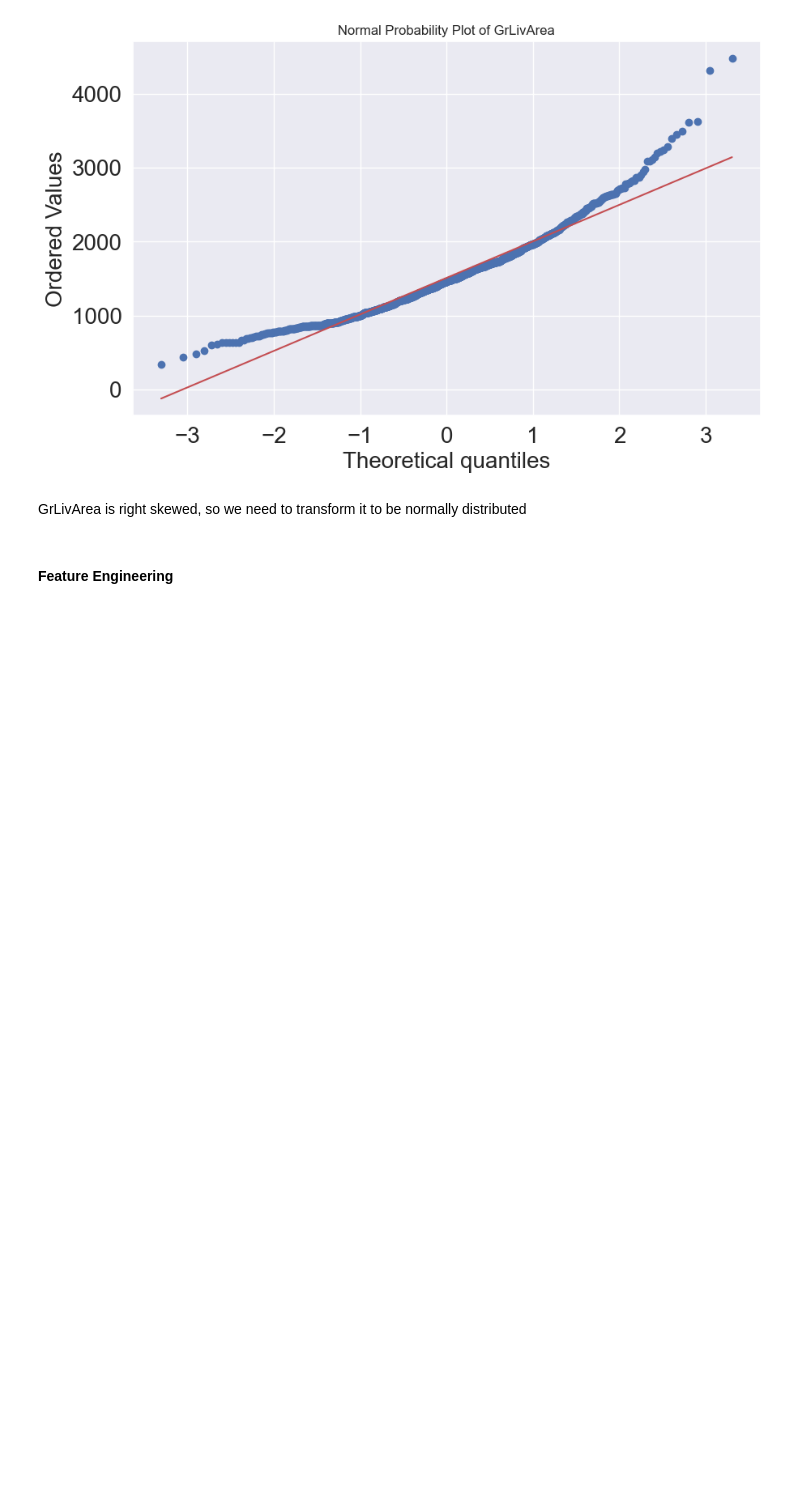
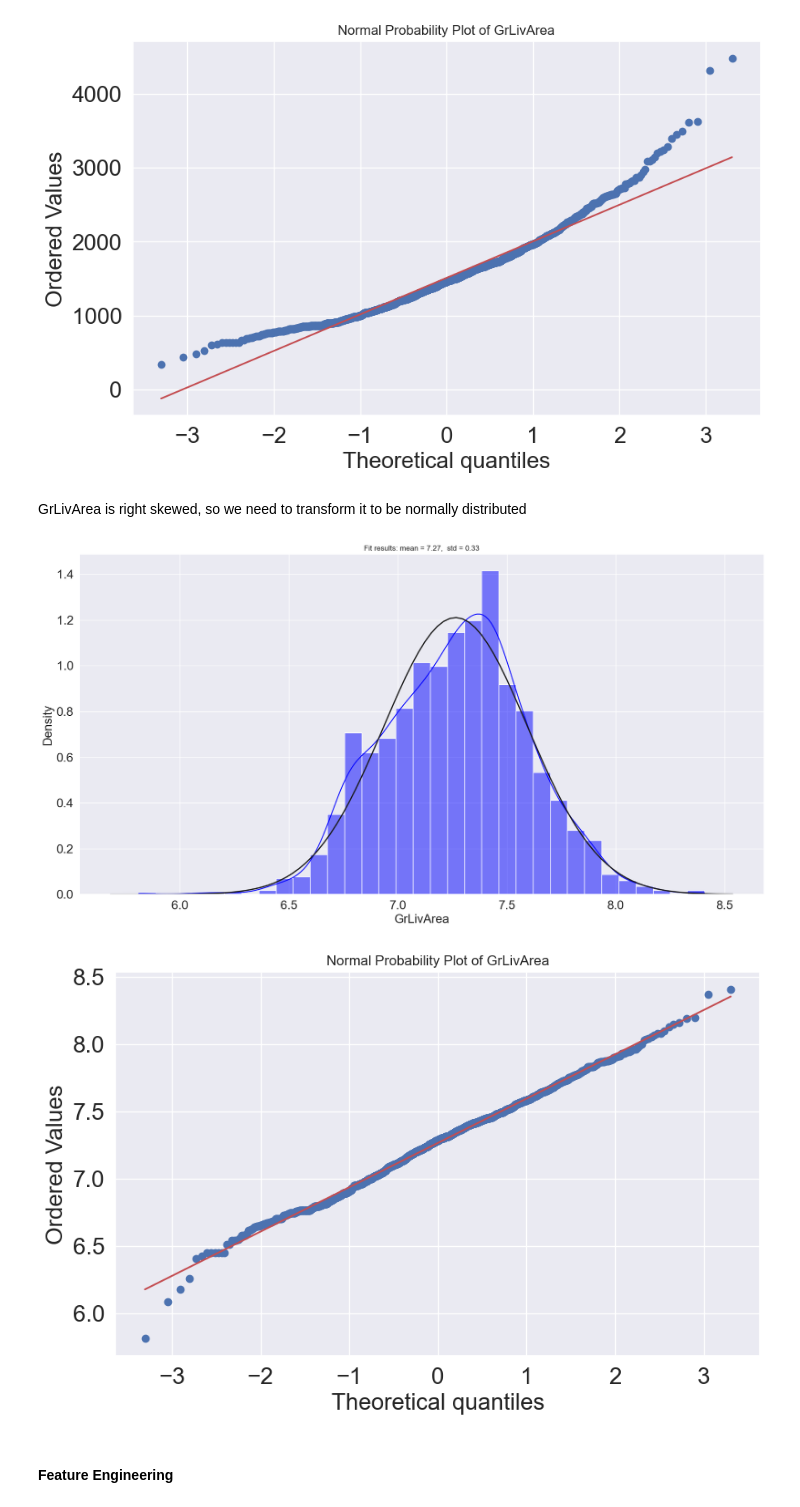
Before and after one commit to yayaya142/House-Prices-ML, a Jupyter notebook: src/house_prices.ipynb, the cells around one changed output. Drawn from its saved outputs; the diff is of its cells as text; code cells hidden in the pictures; blank space fills up the shorter version.

```diff
--- a/src/house_prices.ipynb
+++ b/src/house_prices.ipynb
@@ -450,6 +616,15 @@ if SHOW_GRAPHS:
 [figure]
 # %% [markdown]
 GrLivArea is right skewed, so we need to transform it to be normally distributed
+# %%
+# Log transformation of GrLivArea
+train_data['GrLivArea'] = np.log(train_data['GrLivArea'])
+
+if SHOW_GRAPHS:
+    show_probability_plot(train_data, 'GrLivArea')
+# %% [output]
+[figure, added]
+[figure, added]
 # %% [markdown]
 #### Feature Engineering
 # %% [markdown]
```
Also changed, not shown: parts of 28 cells of this notebook.
